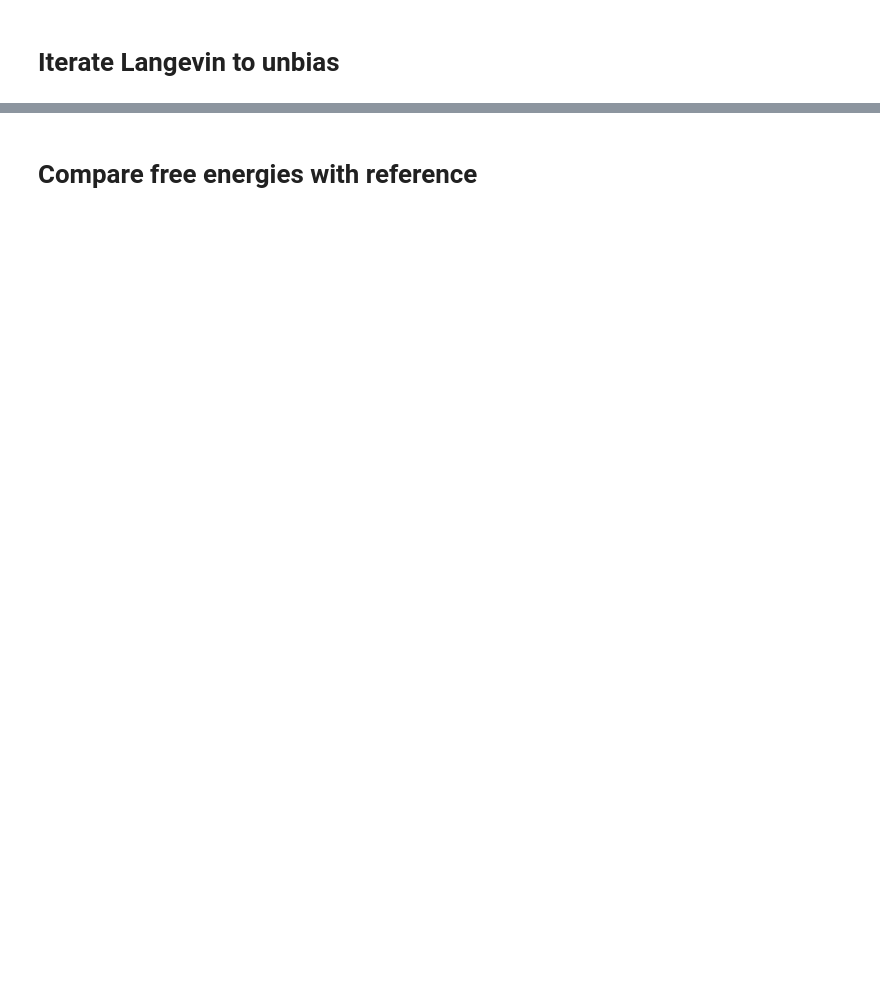
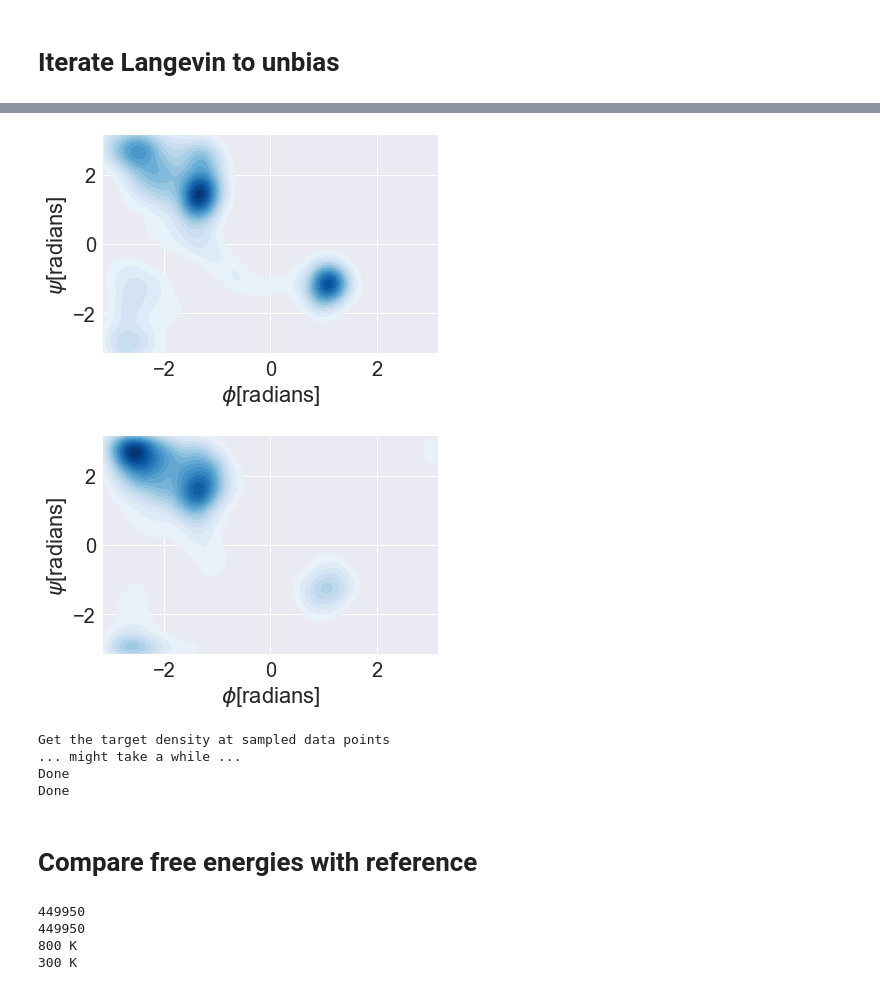
Before and after one commit to ZofiaTr/DFM, a Jupyter notebook: interactivePython/alanine_unbias_with_Langevin.ipynb, the cells around one changed output, grey strips where cells are left out. Saved outputs shown, nothing was run; the diff lists cells and outputs as text; code cells hidden in the pictures; blank space fills up the shorter version.

```diff
--- a/interactivePython/alanine_unbias_with_Langevin.ipynb
+++ b/interactivePython/alanine_unbias_with_Langevin.ipynb
@@ -770,0 +772,29 @@ plotSamplingDihedrals_fromData(X_result, smpl.model.testsystem.topology, methodN
+# %%
+xphi = compute_dihedrals_phi(X_FT)
+xpsi = compute_dihedrals_psi(X_FT)
+
+xphires = compute_dihedrals_phi(X_result[::10])
+xpsires = compute_dihedrals_psi(X_result[::10])
+# %%
+import seaborn as sns
+
+
+
+nrLev = 20
+
+ax = sns.kdeplot(xphi, xpsi, shade=True,  n_levels=nrLev, shade_lowest=False, cmap = "Blues")
+ax.set_xlabel('$\phi$[radians]')
+ax.set_ylabel('$\psi$[radians]')
+ax.set_xlim([-np.pi, np.pi])
+ax.set_ylim([-np.pi, np.pi])
+plt.show()
+
+ax = sns.kdeplot(xphires, xpsires, shade=True,  n_levels=nrLev,shade_lowest=False, cmap = "Blues")
+ax.set_xlabel('$\phi$[radians]')
+ax.set_ylabel('$\psi$[radians]')
+ax.set_xlim([-np.pi, np.pi])
+ax.set_ylim([-np.pi, np.pi])
+plt.show()
+# %% [output]
+[figure, added]
+[figure, added]
@@ -786,10 +820,13 @@ print('... might take a while ...')
 target density: exp(-beta V(q)) : [V(q)] = kilojoule/mole, [beta] =  J/mol
 """
 
-E_res = helpers.computeEnergy(X_result, smpl)
+E_res = helpers.computeEnergy(Xr, smpl)
+#E_res = helpers.computeEnergy(X_result, smpl)
 
-qTargetDistribution_higher_temperature= helpers.computeTargetMeasure(X_result, smpl, E_res)
-qTargetDistribution_target= helpers.computeTargetMeasure(X_result, smpl_target, E_res)
+qTargetDistribution_higher_temperature= helpers.computeTargetMeasure(Xr, smpl, E_res)
+qTargetDistribution_target= helpers.computeTargetMeasure(Xr, smpl_target, E_res)
+# qTargetDistribution_higher_temperature= helpers.computeTargetMeasure(X_result, smpl, E_res)
+# qTargetDistribution_target= helpers.computeTargetMeasure(X_result, smpl_target, E_res)
 
 weights =  qTargetDistribution_target / qTargetDistribution_higher_temperature
 
@@ -808,6 +845,11 @@ weights =  qTargetDistribution_target / qTargetDistribution_higher_temperature
 #fig.savefig(simulationFolder+'/energy.png')
 
 #plt.show()
+# %% [output]
+Get the target density at sampled data points
+... might take a while ...
+Done
+Done
 # %% [markdown]
 # Compare free energies with reference
 # %%
@@ -824,8 +866,13 @@ bc_ref_psi = np.load(reference_folder_300K+ 'reference_alanine_300K_1fs_bins.npy
 print(len(weights_all))
 print(len(weights_all))
 #weights=weights_all
-print(smpl.kT)
-print(smpl_target.kT)
+print(smpl.integrator.temperature)
+print(smpl_target.integrator.temperature)
+# %% [output]
+449950
+449950
+800 K
+300 K
 # %%
 import imp
 imp.reload(helpers)
```
Also changed, not shown: parts of 22 cells of this notebook, 7 other files.
